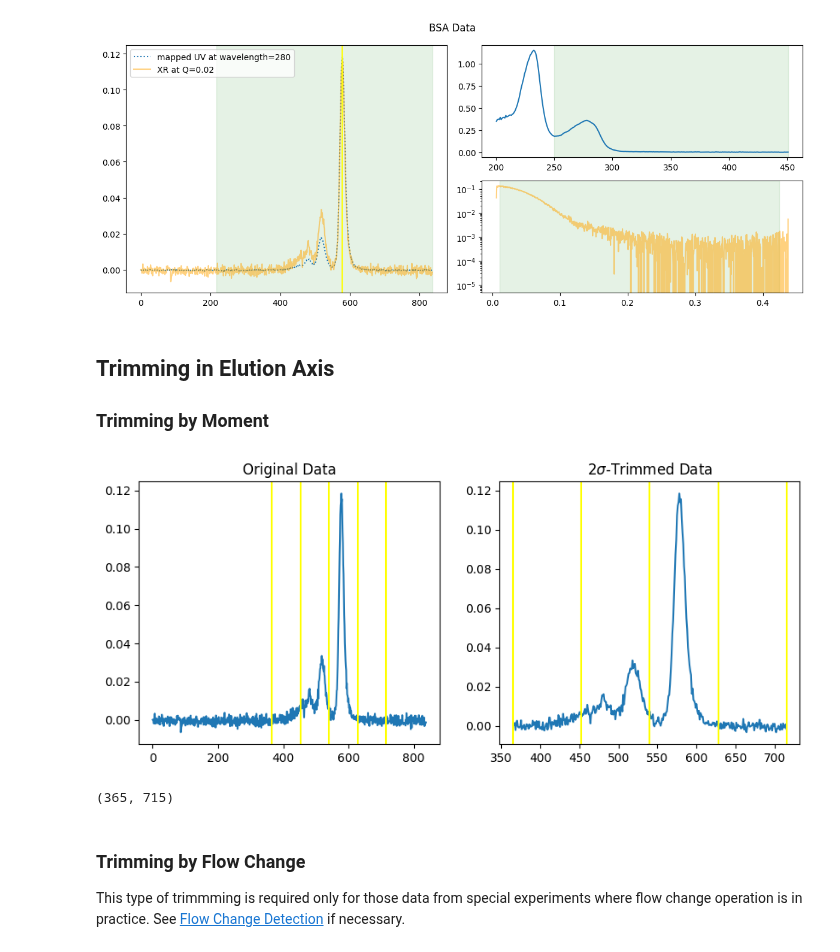
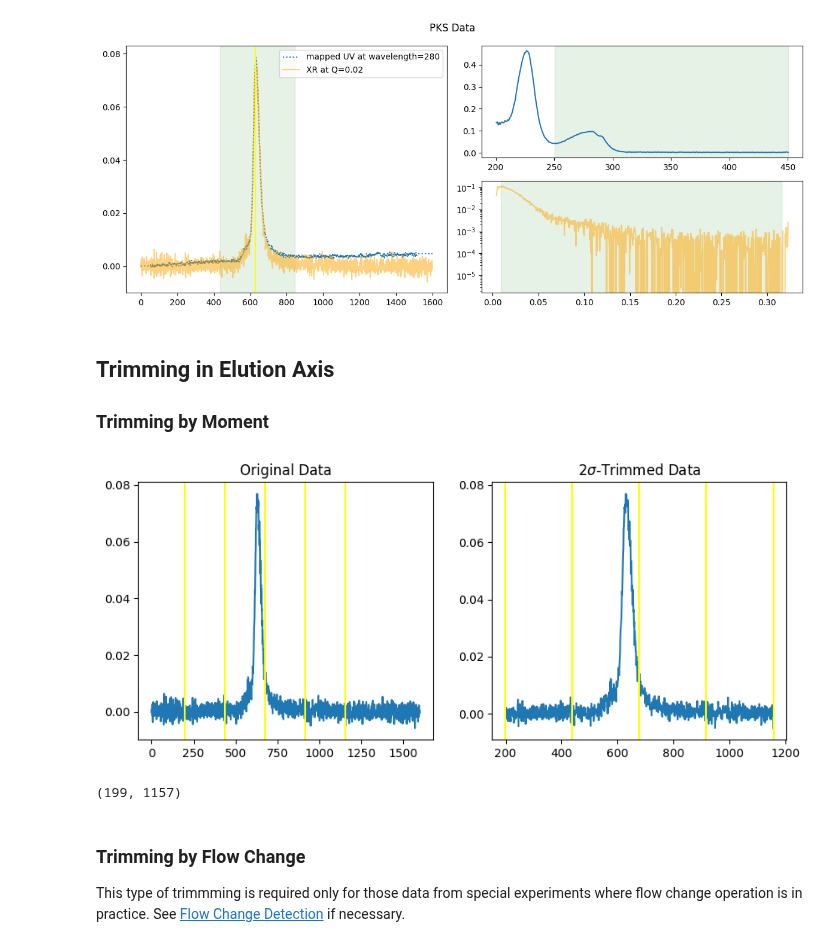
Before and after one commit to nshimizu0721/molass-tutorial, a Jupyter notebook: _sources/chapters/02/data_trimming.ipynb, the cells around one changed output. Saved outputs shown, nothing was run; the diff lists cells and outputs as text; code cells hidden in the pictures.

```diff
--- a/_sources/chapters/02/data_trimming.ipynb
+++ b/_sources/chapters/02/data_trimming.ipynb
@@ -13,7 +21,7 @@ import matplotlib.pyplot as plt
 from molass.Local import get_local_settings
 from molass.DataObjects import SecSaxsData as SSD
 local_settings = get_local_settings()
-BSA_DATA = local_settings['BSA_DATA']
-ssd = SSD(BSA_DATA)
+PKS_DATA = local_settings['PKS_DATA']
+ssd = SSD(PKS_DATA)
 ssd.plot_3d();
 # %% [output]
@@ -26,7 +37,7 @@ zeros at the angular ends of error data have been replaced with the adjacent val
 # %%
-ssd.plot_compact(title="BSA Data", debug=True);
+ssd.plot_compact(title="PKS Data", debug=True);
 # %% [output]
-[figure, old version]
+[figure, new version]
 # %% [markdown]
 ## Trimming in Elution Axis
 ### Trimming by Moment
@@ -48,11 +59,11 @@ for p in [mean-2*std, mean-std, mean, mean+std, mean+2*std]:
     for ax in ax1, ax2:
         ax.axvline(p, color='yellow')
 # %% [output]
-[figure, old version]
+[figure, new version]
 # %%
 mt.get_nsigma_points(2)
 # %% [output]
-(365, 715)
+(199, 1157)
 # %% [markdown]
 ### Trimming by Flow Change
 
```
Also changed, not shown: parts of 10 cells of this notebook, 22 other files.
